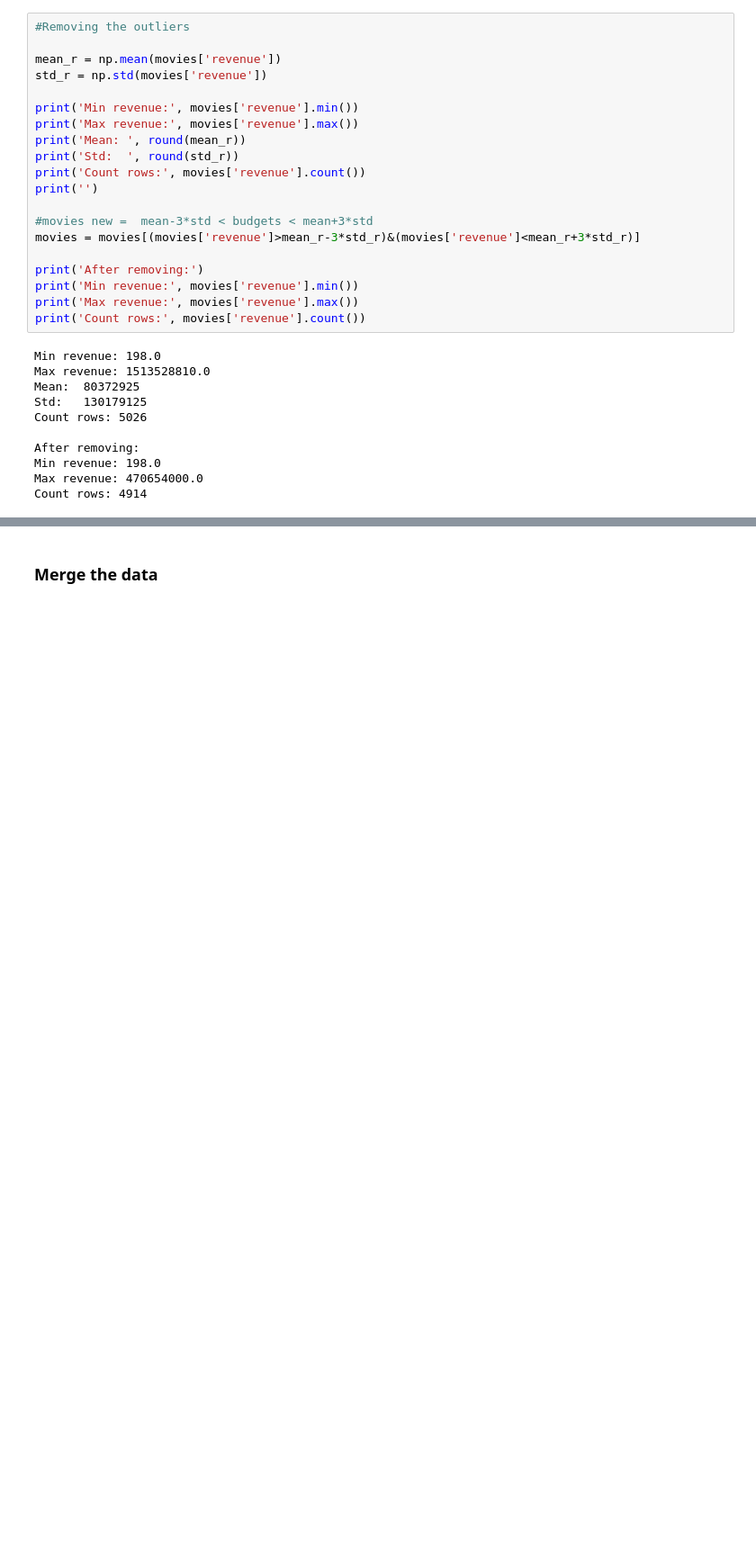
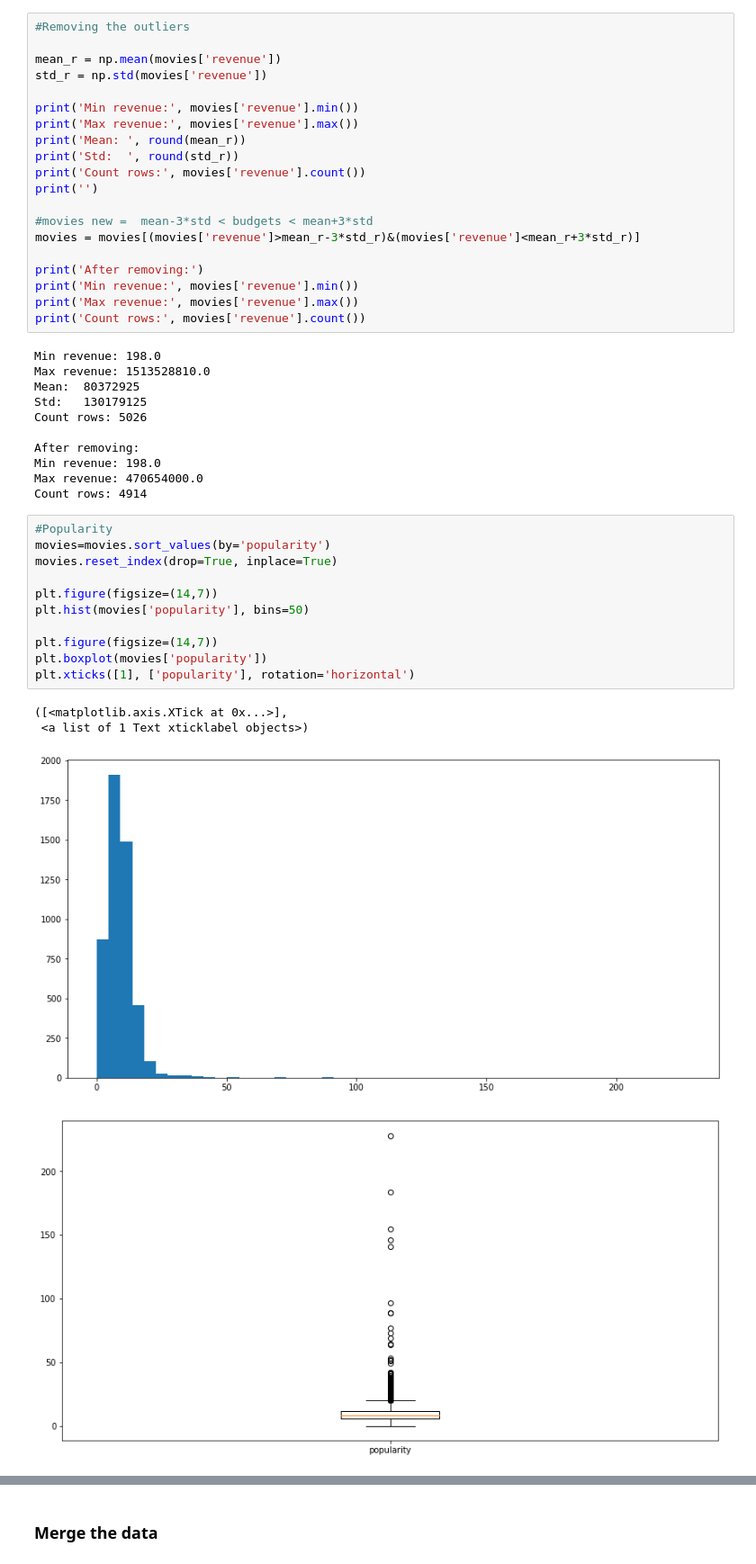
Before and after one commit to nastazya/Movies-analytics, a Jupyter notebook: data-wrangling.ipynb, the cells around one changed output, grey strips where cells are left out. Shown at 90% size. Saved outputs shown, nothing was run; the diff lists cells and outputs as text; blank space fills up the shorter version.

```diff
--- a/data-wrangling.ipynb
+++ b/data-wrangling.ipynb
@@ -461,3 +464,19 @@ After removing:
 Min revenue: 198.0
 Max revenue: 470654000.0
 Count rows: 4914
+# %%
+#Popularity
+movies=movies.sort_values(by='popularity')
+movies.reset_index(drop=True, inplace=True)
+
+plt.figure(figsize=(14,7))
+plt.hist(movies['popularity'], bins=50)
+
+plt.figure(figsize=(14,7))
+plt.boxplot(movies['popularity'])
+plt.xticks([1], ['popularity'], rotation='horizontal')
+# %% [output]
+([<matplotlib.axis.XTick at 0x...>],
+ <a list of 1 Text xticklabel objects>)
+[figure, added]
+[figure, added]
```
Also changed, not shown: parts of 5 cells of this notebook.
